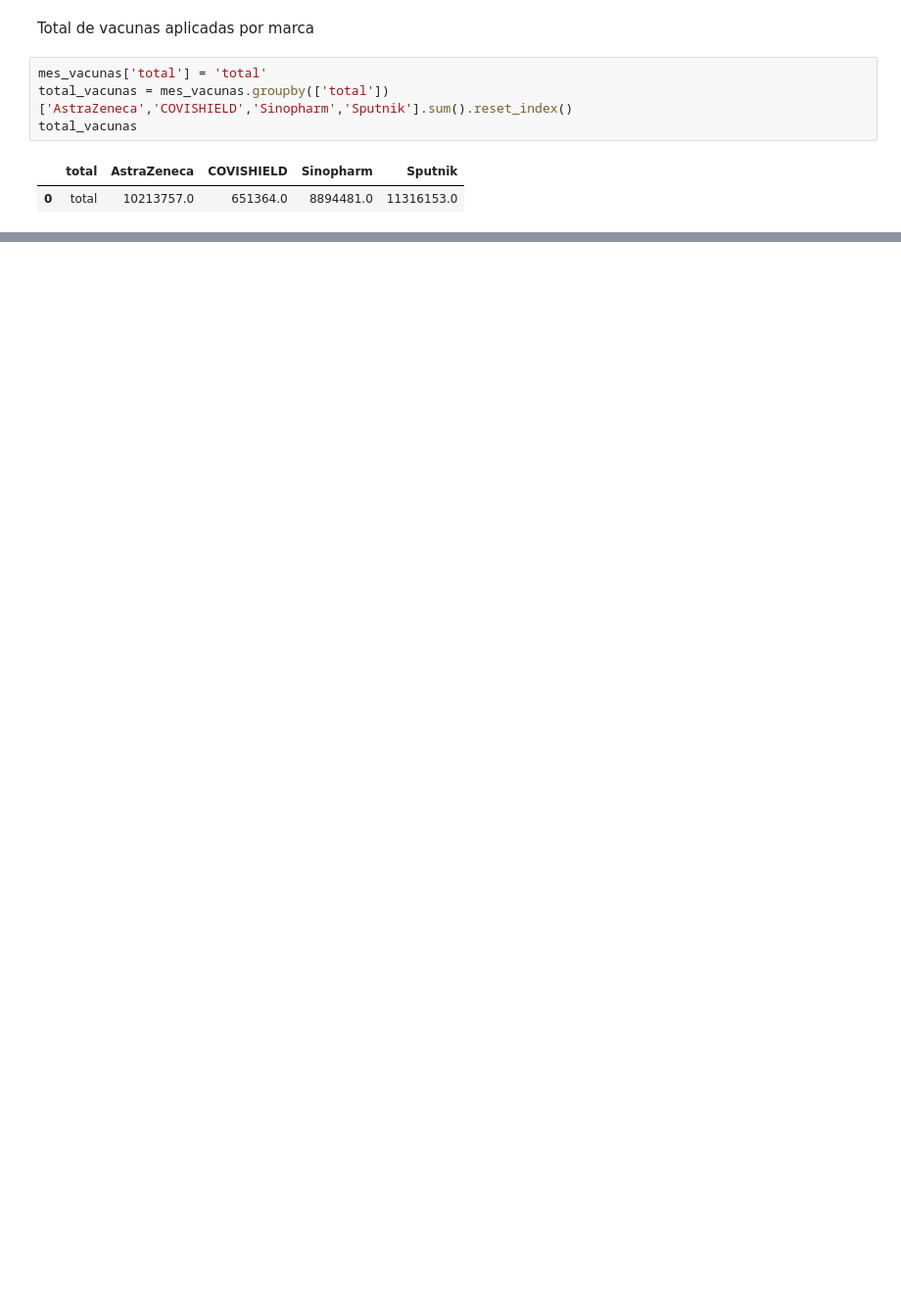
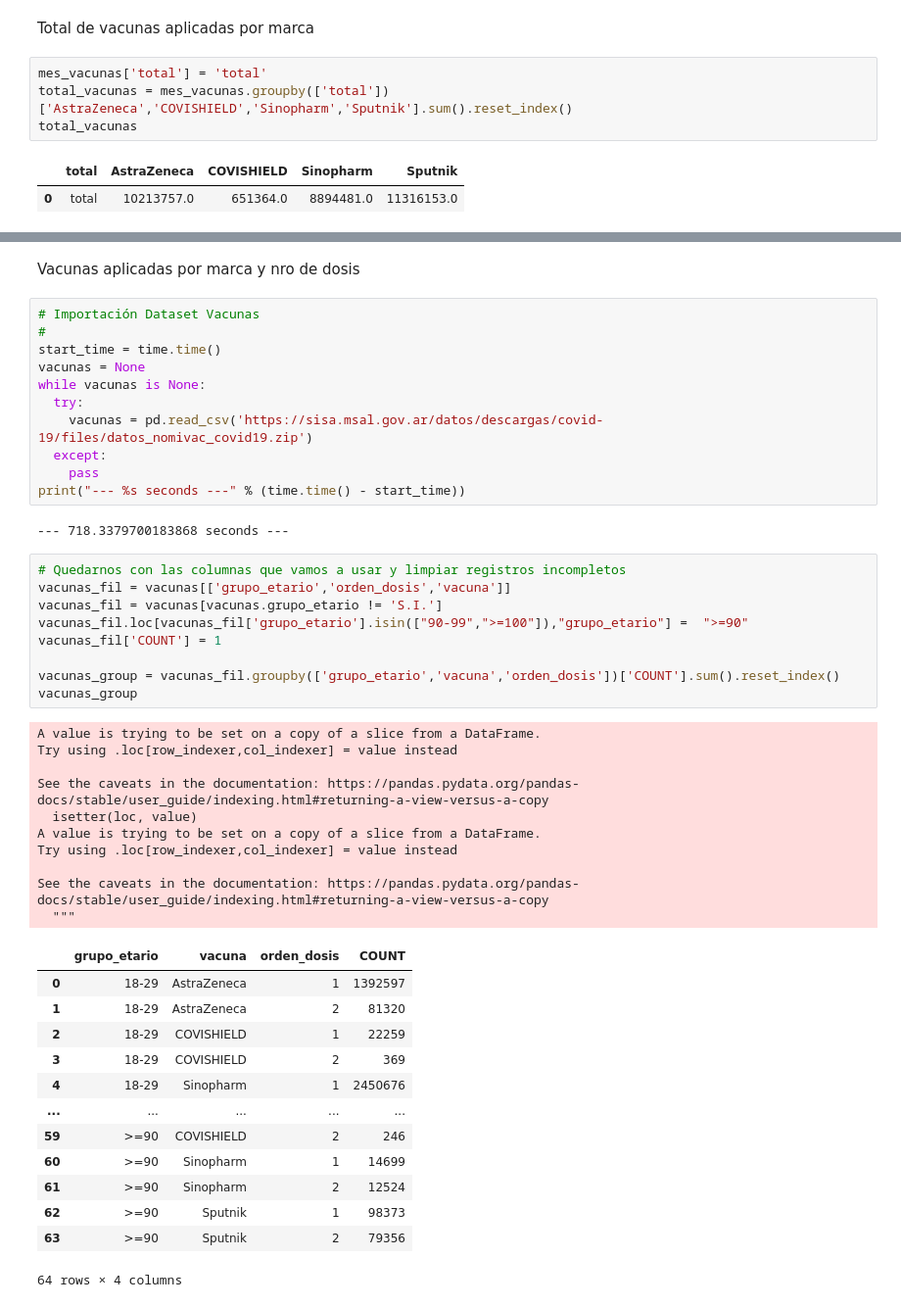
Before and after one commit to alvarov0907/C2020, a Jupyter notebook: data_COVID.ipynb, the cells around one changed output, grey strips where cells are left out. Shown: that part at 98% size. Drawn from its saved outputs; the diff is of its cells as text; blank space fills up the shorter version.

```diff
--- a/data_COVID.ipynb
+++ b/data_COVID.ipynb
@@ -54,0 +102,48 @@ files.download("total_vacunas.csv")
+# %% [markdown]
+Vacunas aplicadas por marca y nro de dosis
+# %%
+# Importación Dataset Vacunas
+#
+start_time = time.time()
+vacunas = None
+while vacunas is None:
+  try:
+    vacunas = pd.read_csv('https://sisa.msal.gov.ar/datos/descargas/covid-19/files/datos_nomivac_covid19.zip')
+  except:
+    pass
+print("--- %s seconds ---" % (time.time() - start_time))
+# %% [output]
+--- 718.3379700183868 seconds ---
+# %%
+# Quedarnos con las columnas que vamos a usar y limpiar registros incompletos
+vacunas_fil = vacunas[['grupo_etario','orden_dosis','vacuna']]
+vacunas_fil = vacunas[vacunas.grupo_etario != 'S.I.']
+vacunas_fil.loc[vacunas_fil['grupo_etario'].isin(["90-99",">=100"]),"grupo_etario"] =  ">=90"
+vacunas_fil['COUNT'] = 1
+
+vacunas_group = vacunas_fil.groupby(['grupo_etario','vacuna','orden_dosis'])['COUNT'].sum().reset_index()
+vacunas_group
+# %% [output]
+A value is trying to be set on a copy of a slice from a DataFrame.
+Try using .loc[row_indexer,col_indexer] = value instead
+
+See the caveats in the documentation: https://pandas.pydata.org/pandas-docs/stable/user_guide/indexing.html#returning-a-view-versus-a-copy
+  isetter(loc, value)
+A value is trying to be set on a copy of a slice from a DataFrame.
+Try using .loc[row_indexer,col_indexer] = value instead
+
+See the caveats in the documentation: https://pandas.pydata.org/pandas-docs/stable/user_guide/indexing.html#returning-a-view-versus-a-copy
+  """
+|  | grupo_etario | vacuna | orden_dosis | COUNT |
+| 0 | 18-29 | AstraZeneca | 1 | 1392597 |
+| 1 | 18-29 | AstraZeneca | 2 | 81320 |
+| 2 | 18-29 | COVISHIELD | 1 | 22259 |
+| 3 | 18-29 | COVISHIELD | 2 | 369 |
+| 4 | 18-29 | Sinopharm | 1 | 2450676 |
+| ... | ... | ... | ... | ... |
+| 59 | >=90 | COVISHIELD | 2 | 246 |
+| 60 | >=90 | Sinopharm | 1 | 14699 |
+| 61 | >=90 | Sinopharm | 2 | 12524 |
+| 62 | >=90 | Sputnik | 1 | 98373 |
+| 63 | >=90 | Sputnik | 2 | 79356 |
+64 rows × 4 columns
```
Also changed, not shown: parts of 9 cells of this notebook.
